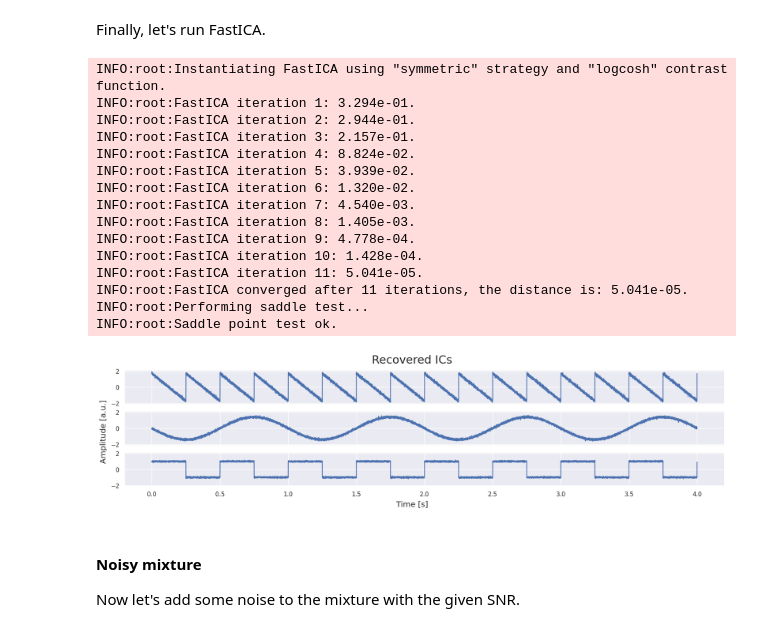
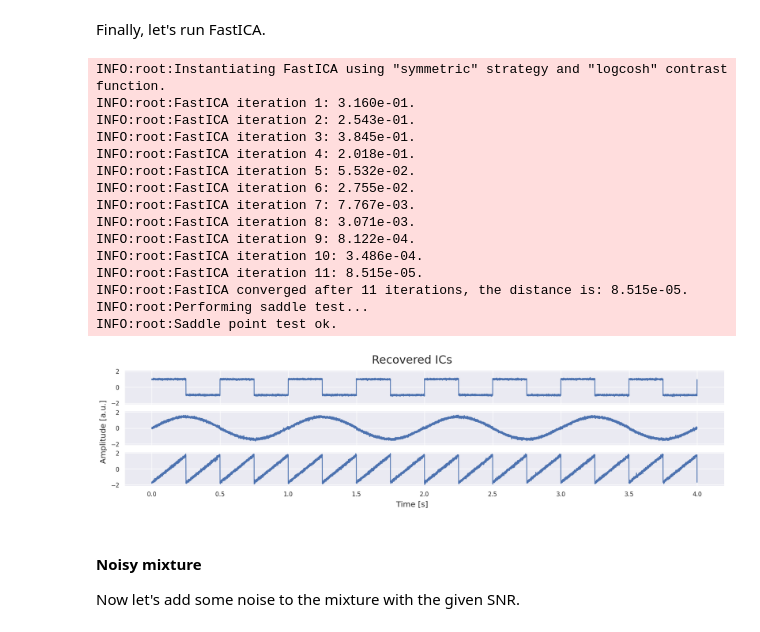
Before and after one commit to pulp-bio/emgkit, a Jupyter notebook: examples/Tutorial on ICA and sEMG.ipynb, the cells around one changed output. Drawn from its saved outputs; the diff is of its cells as text; code cells hidden in the pictures.

```diff
--- a/examples/Tutorial on ICA and sEMG.ipynb
+++ b/examples/Tutorial on ICA and sEMG.ipynb
@@ -213,30 +214,37 @@ INFO:root:Instantiating ZCAWhitening using "svd" solver.
 # %% [markdown]
 Finally, let's run FastICA.
 # %%
-S_rec = emgkit.ica.fast_ica(Xw, whiten_alg="none", do_saddle_test=True, device=device)[
-    0
-]
+# Initial weights
+w_init3x3 = torch.from_numpy(prng.standard_normal(size=(3, 3))).to(device)
+
+S_rec = emgkit.ica.fast_ica(
+    Xw,
+    whiten_alg="none",
+    do_saddle_test=True,
+    device=device,
+    w_init=w_init3x3,
+)[0]
 
 emgkit.plot.plot_signal(
     S_rec, fs=SIG_FS, style="complete", title="Recovered ICs", fig_size=(16, 4)
 )
 # %% [output]
 INFO:root:Instantiating FastICA using "symmetric" strategy and "logcosh" contrast function.
-INFO:root:FastICA iteration 1: 3.294e-01.
-INFO:root:FastICA iteration 2: 2.944e-01.
-INFO:root:FastICA iteration 3: 2.157e-01.
-INFO:root:FastICA iteration 4: 8.824e-02.
-INFO:root:FastICA iteration 5: 3.939e-02.
-INFO:root:FastICA iteration 6: 1.320e-02.
-INFO:root:FastICA iteration 7: 4.540e-03.
-INFO:root:FastICA iteration 8: 1.405e-03.
-INFO:root:FastICA iteration 9: 4.778e-04.
-INFO:root:FastICA iteration 10: 1.428e-04.
-INFO:root:FastICA iteration 11: 5.041e-05.
-INFO:root:FastICA converged after 11 iterations, the distance is: 5.041e-05.
+INFO:root:FastICA iteration 1: 3.160e-01.
+INFO:root:FastICA iteration 2: 2.543e-01.
+INFO:root:FastICA iteration 3: 3.845e-01.
+INFO:root:FastICA iteration 4: 2.018e-01.
+INFO:root:FastICA iteration 5: 5.532e-02.
+INFO:root:FastICA iteration 6: 2.755e-02.
+INFO:root:FastICA iteration 7: 7.767e-03.
+INFO:root:FastICA iteration 8: 3.071e-03.
+INFO:root:FastICA iteration 9: 8.122e-04.
+INFO:root:FastICA iteration 10: 3.486e-04.
+INFO:root:FastICA iteration 11: 8.515e-05.
+INFO:root:FastICA converged after 11 iterations, the distance is: 8.515e-05.
 INFO:root:Performing saddle test...
 INFO:root:Saddle point test ok.
-[figure, old version]
+[figure, new version]
 # %% [markdown]
 #### Noisy mixture
 Now let's add some noise to the mixture with the given SNR.
```
Also changed, not shown: parts of 20 cells of this notebook, 2 other files.
